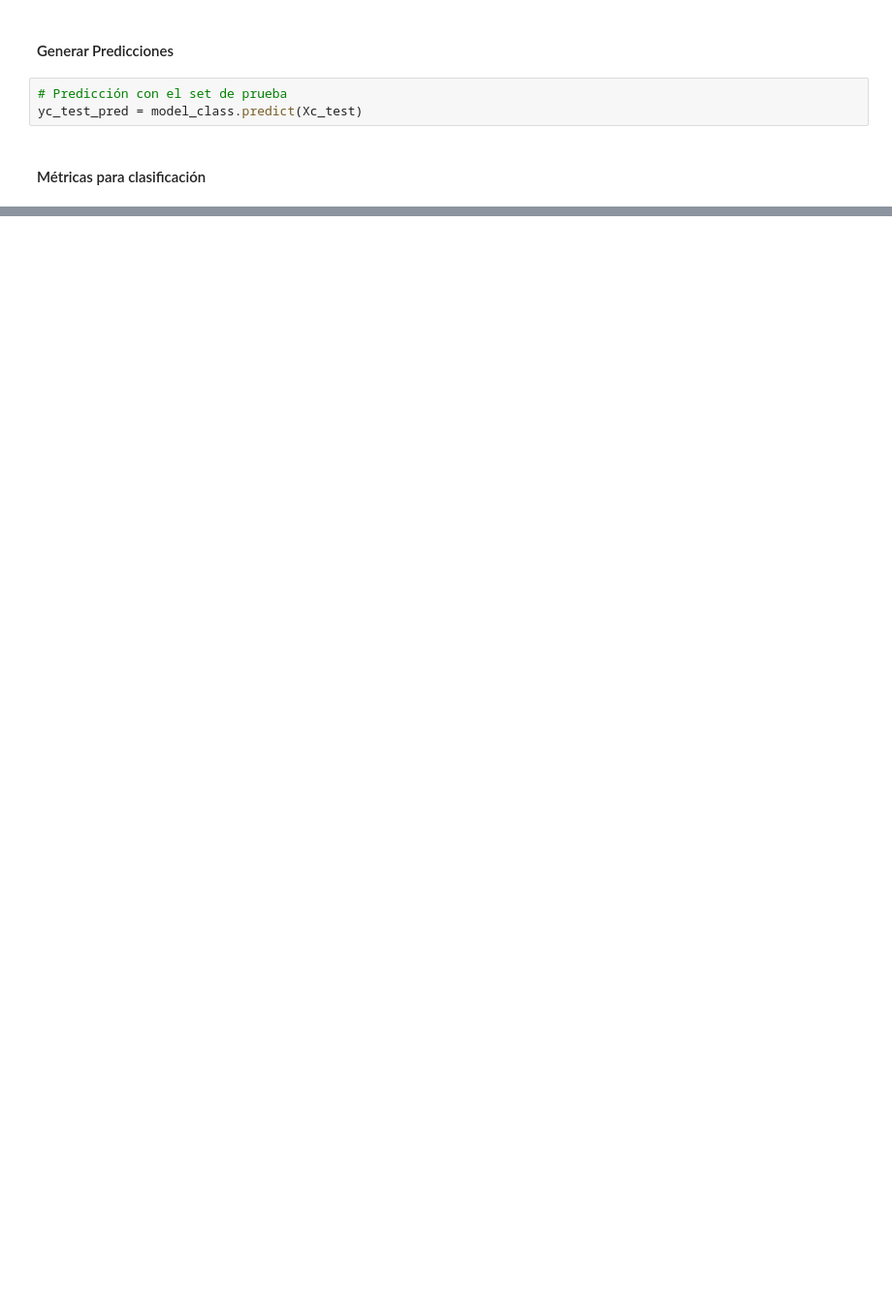
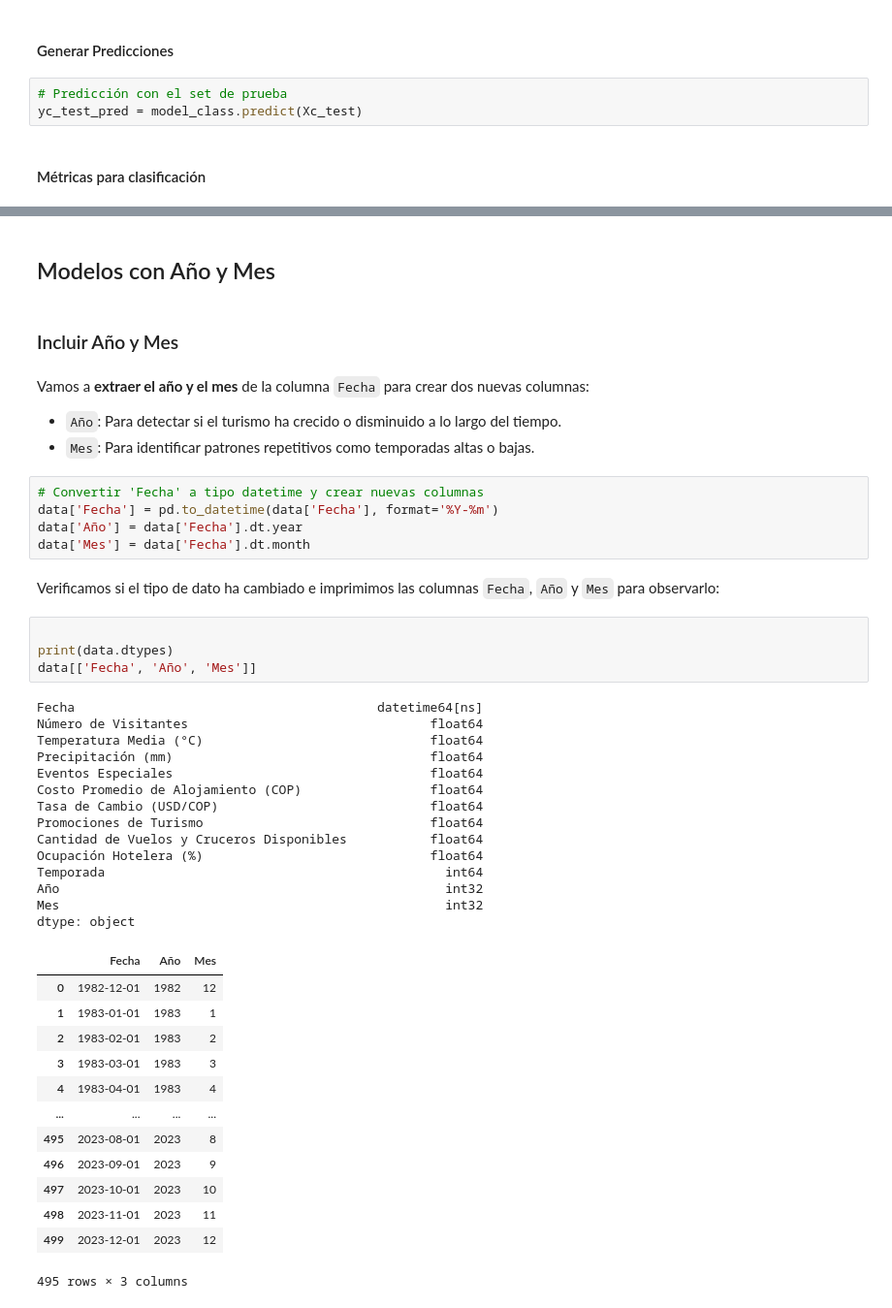
Before and after one commit to JohnReyes02/Talento_tech, a Jupyter notebook: semana_6/taller_grupo.ipynb, the cells around one changed output, grey strips where cells are left out. Shown: that part at 97% size. Saved outputs shown, nothing was run; the diff lists cells and outputs as text; blank space fills up the shorter version.

```diff
--- a/semana_6/taller_grupo.ipynb
+++ b/semana_6/taller_grupo.ipynb
@@ -311,0 +536,48 @@ print(f'{nueva_prediccion_class_texto[0]}')
+# %% [markdown]
+## Modelos con Año y Mes
+# %% [markdown]
+### Incluir Año y Mes
+# %% [markdown]
+Vamos a **extraer el año y el mes** de la columna `Fecha` para crear dos nuevas columnas:
+
+- `Año`: Para detectar si el turismo ha crecido o disminuido a lo largo del tiempo.
+- `Mes`: Para identificar patrones repetitivos como temporadas altas o bajas.
+# %%
+# Convertir 'Fecha' a tipo datetime y crear nuevas columnas
+data['Fecha'] = pd.to_datetime(data['Fecha'], format='%Y-%m')
+data['Año'] = data['Fecha'].dt.year
+data['Mes'] = data['Fecha'].dt.month
+# %% [markdown]
+Verificamos si el tipo de dato ha cambiado e imprimimos las columnas `Fecha`, `Año` y `Mes` para observarlo:
+# %%
+
+print(data.dtypes)
+data[['Fecha', 'Año', 'Mes']]
+# %% [output]
+Fecha                                        datetime64[ns]
+Número de Visitantes                                float64
+Temperatura Media (°C)                              float64
+Precipitación (mm)                                  float64
+Eventos Especiales                                  float64
+Costo Promedio de Alojamiento (COP)                 float64
+Tasa de Cambio (USD/COP)                            float64
+Promociones de Turismo                              float64
+Cantidad de Vuelos y Cruceros Disponibles           float64
+Ocupación Hotelera (%)                              float64
+Temporada                                             int64
+Año                                                   int32
+Mes                                                   int32
+dtype: object
+|  | Fecha | Año | Mes |
+| 0 | 1982-12-01 | 1982 | 12 |
+| 1 | 1983-01-01 | 1983 | 1 |
+| 2 | 1983-02-01 | 1983 | 2 |
+| 3 | 1983-03-01 | 1983 | 3 |
+| 4 | 1983-04-01 | 1983 | 4 |
+| ... | ... | ... | ... |
+| 495 | 2023-08-01 | 2023 | 8 |
+| 496 | 2023-09-01 | 2023 | 9 |
+| 497 | 2023-10-01 | 2023 | 10 |
+| 498 | 2023-11-01 | 2023 | 11 |
+| 499 | 2023-12-01 | 2023 | 12 |
+495 rows × 3 columns
```
Also changed, not shown: parts of 75 cells of this notebook, 35 other files.
